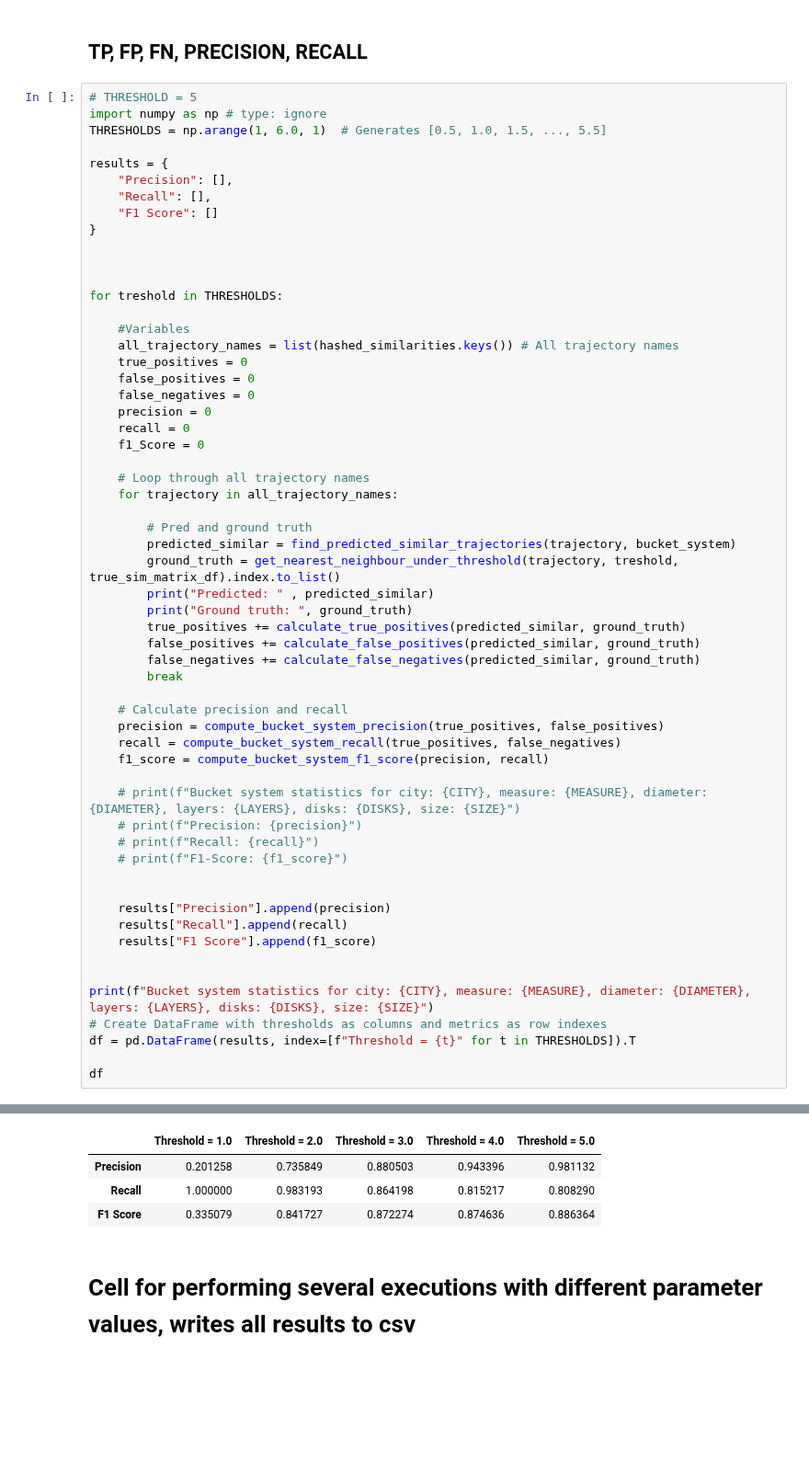
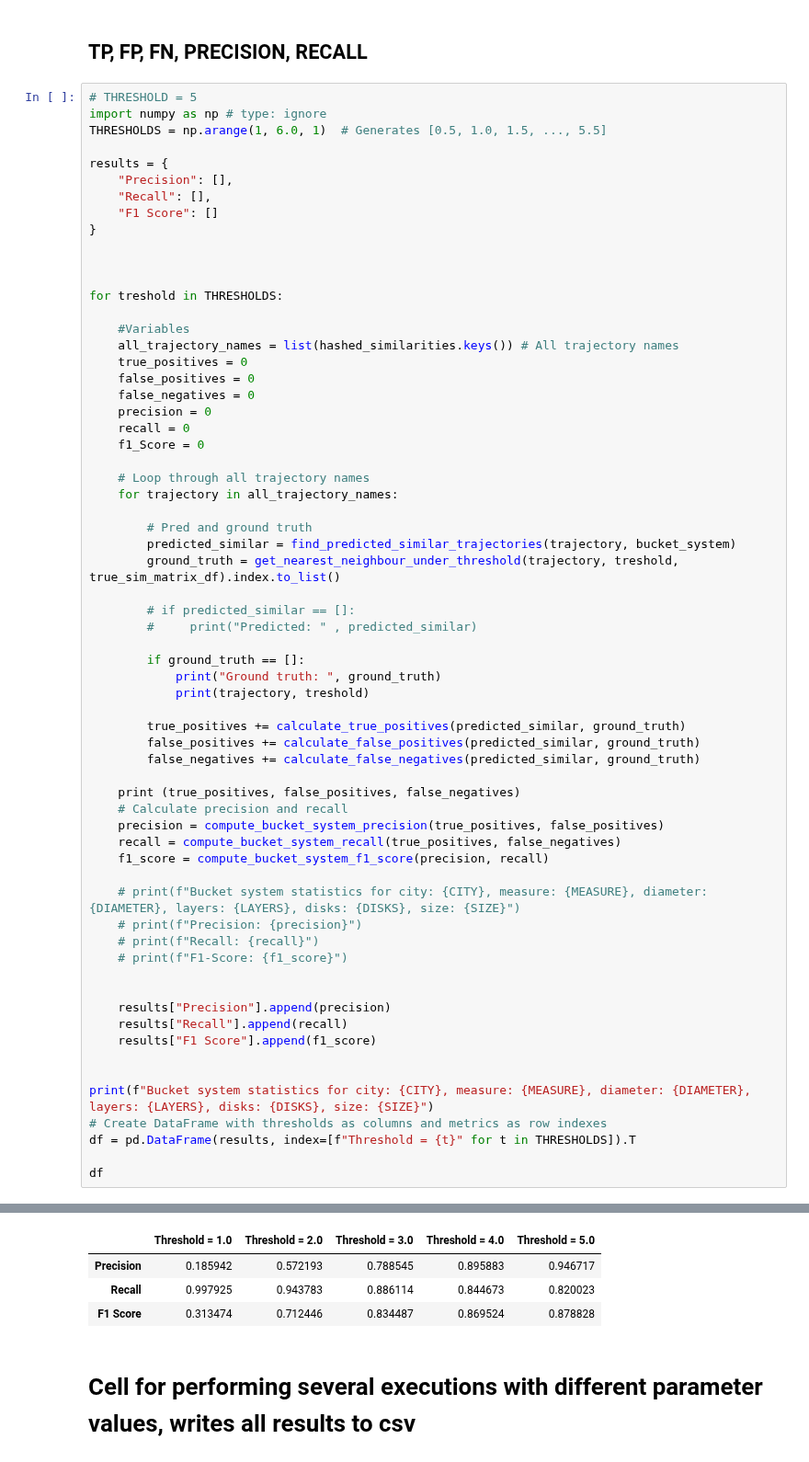
Before and after one commit to eivindmidtbo/masteroppgave, a Jupyter notebook: computation/similarity_values/hashed/bucketing_compute_disk_similarity_values.ipynb, the cells around one changed output, grey strips where cells are left out. Shown at 92% size. Drawn from its saved outputs; the diff is of its cells as text; blank space fills up the shorter version.

```diff
--- a/computation/similarity_values/hashed/bucketing_compute_disk_similarity_values.ipynb
+++ b/computation/similarity_values/hashed/bucketing_compute_disk_similarity_values.ipynb
@@ -178,13 +178,19 @@ for treshold in THRESHOLDS:
         # Pred and ground truth
         predicted_similar = find_predicted_similar_trajectories(trajectory, bucket_system)
         ground_truth = get_nearest_neighbour_under_threshold(trajectory, treshold, true_sim_matrix_df).index.to_list()
-        print("Predicted: " , predicted_similar)
-        print("Ground truth: ", ground_truth)
+
+        # if predicted_similar == []:
+        #     print("Predicted: " , predicted_similar)
+
+        if ground_truth == []:
+            print("Ground truth: ", ground_truth)
+            print(trajectory, treshold)
+
         true_positives += calculate_true_positives(predicted_similar, ground_truth)
         false_positives += calculate_false_positives(predicted_similar, ground_truth)
         false_negatives += calculate_false_negatives(predicted_similar, ground_truth)
-        break
 
+    print (true_positives, false_positives, false_negatives)
     # Calculate precision and recall
     precision = compute_bucket_system_precision(true_positives, false_positives)
     recall = compute_bucket_system_recall(true_positives, false_negatives)
@@ -220,8 +230,8 @@ Ground truth:  ['R_CYF', 'R_DGV', 'R_CCJ', 'R_DFI', 'R_ARE', 'R_AFZ', 'R_BTH', '
 Bucket system statistics for city: rome, measure: dtw, diameter: 2, layers: 2, disks: 20, size: 200
 |  | Threshold = 1.0 | Threshold = 2.0 | Threshold = 3.0 | Threshold = 4.0 | Threshold = 5.0 |
-| Precision | 0.201258 | 0.735849 | 0.880503 | 0.943396 | 0.981132 |
-| Recall | 1.000000 | 0.983193 | 0.864198 | 0.815217 | 0.808290 |
-| F1 Score | 0.335079 | 0.841727 | 0.872274 | 0.874636 | 0.886364 |
+| Precision | 0.185942 | 0.572193 | 0.788545 | 0.895883 | 0.946717 |
+| Recall | 0.997925 | 0.943783 | 0.886114 | 0.844673 | 0.820023 |
+| F1 Score | 0.313474 | 0.712446 | 0.834487 | 0.869524 | 0.878828 |
 # %% [markdown]
 # Cell for performing several executions with different parameter values, writes all results to csv
 # %%
```
Also changed, not shown: parts of 4 cells of this notebook.
